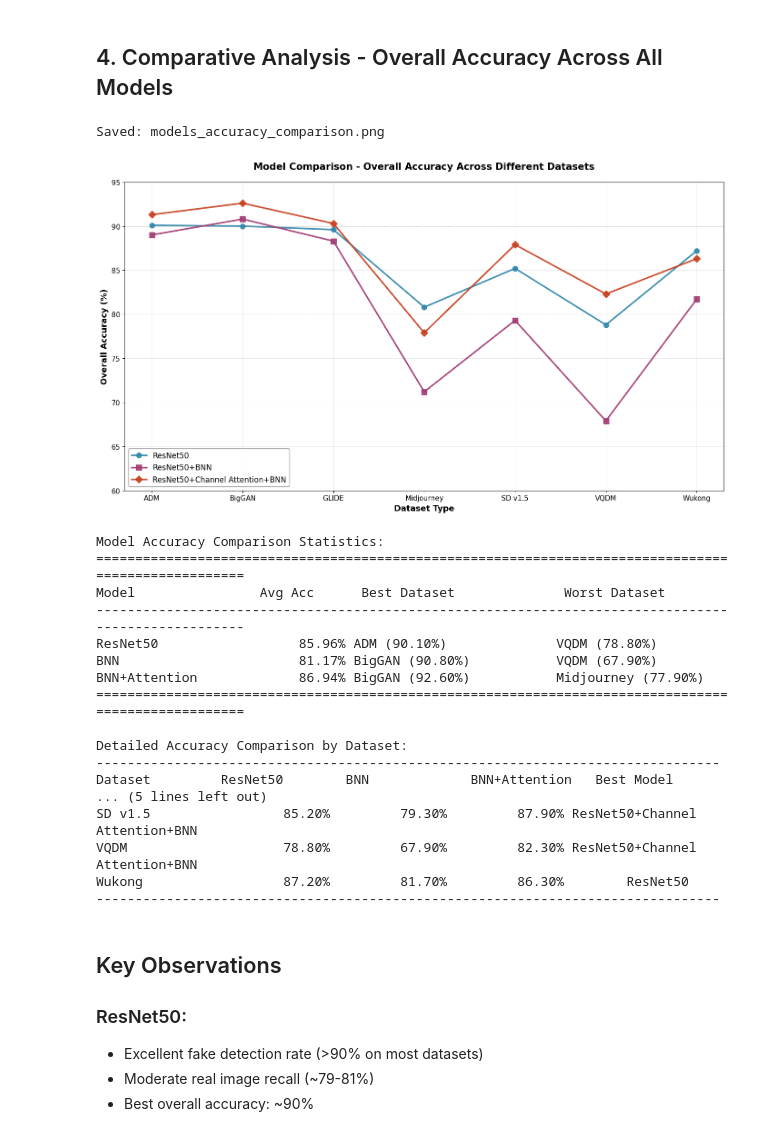
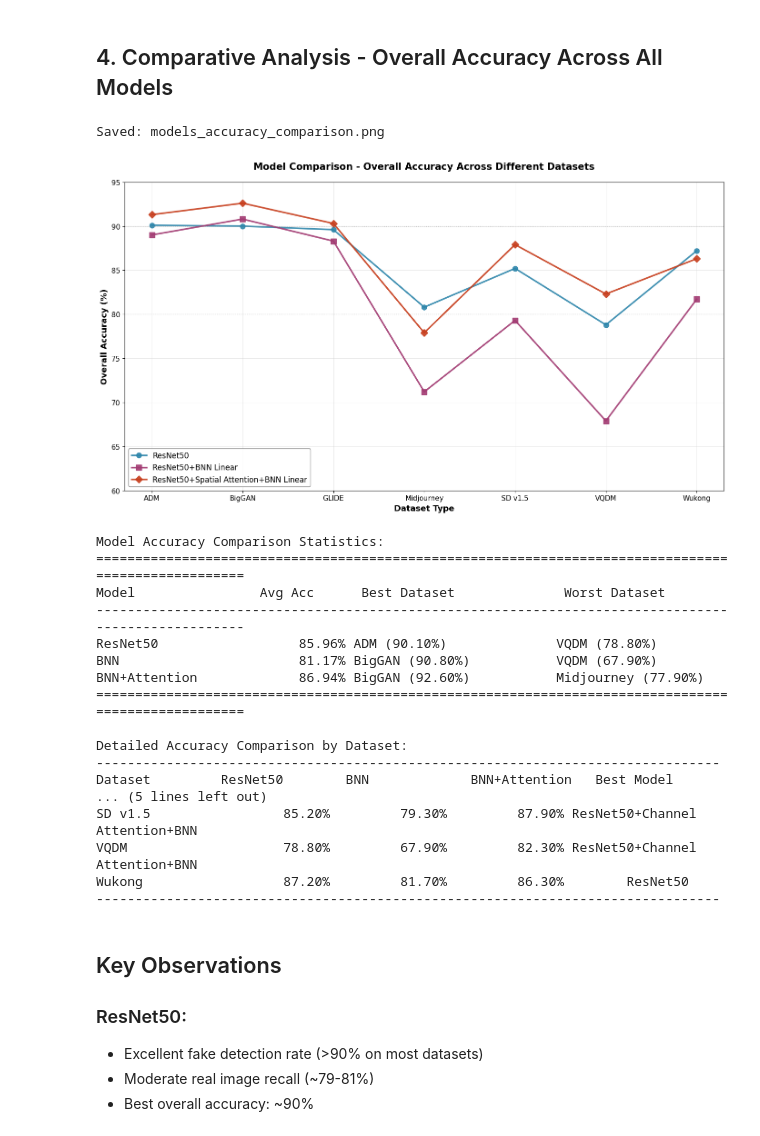
Before and after one commit to CVLabWorks/CVIMGDetection, a Jupyter notebook: ResNetSolution/plot_individual_models.ipynb, the cells around one changed output. Cells and saved outputs as stored; diff of their text form; code cells hidden in the pictures.

```diff
--- a/ResNetSolution/plot_individual_models.ipynb
+++ b/ResNetSolution/plot_individual_models.ipynb
@@ -258,9 +258,9 @@ x_pos = np.arange(len(resnet_datasets))
 line1 = ax.plot(x_pos, resnet_acc, marker='o', linewidth=2.5, markersize=8,
                 color='#2E86AB', label='ResNet50', alpha=0.9, linestyle='-')
 line2 = ax.plot(x_pos, bnn_acc, marker='s', linewidth=2.5, markersize=8,
-                color='#A23B72', label='ResNet50+BNN', alpha=0.9, linestyle='-')
+                color='#A23B72', label='ResNet50+BNN Linear', alpha=0.9, linestyle='-')
 line3 = ax.plot(x_pos, bnn_att_acc, marker='D', linewidth=2.5, markersize=8,
-                color='#C73E1D', label='ResNet50+Channel Attention+BNN', alpha=0.9, linestyle='-')
+                color='#C73E1D', label='ResNet50+Spatial Attention+BNN Linear', alpha=0.9, linestyle='-')
 
 # Customize plot
 ax.set_xlabel('Dataset Type', fontsize=13, fontweight='bold')
@@ -295,34 +295,34 @@ ax.axhline(y=90, color='gray', linestyle=':', linewidth=1, alpha=0.5)
 
 # Save and show
 plt.tight_layout()
 plt.savefig('models_accuracy_comparison.png', dpi=300, bbox_inches='tight')
 print("Saved: models_accuracy_comparison.png")
 plt.show()
 
 # Print comparison statistics
 print("\nModel Accuracy Comparison Statistics:")
 print("=" * 100)
 print(f"{'Model':<20} {'Avg Acc':<12} {'Best Dataset':<25} {'Worst Dataset':<25}")
 print("-" * 100)
 print(f"{'ResNet50':<20} {np.mean(resnet_acc):>10.2f}% {resnet_datasets[np.argmax(resnet_acc)] + f' ({max(resnet_acc):.2f}%)':<25} {resnet_datasets[np.argmin(resnet_acc)] + f' ({min(resnet_acc):.2f}%)':<25}")
 print(f"{'BNN':<20} {np.mean(bnn_acc):>10.2f}% {bnn_datasets[np.argmax(bnn_acc)] + f' ({max(bnn_acc):.2f}%)':<25} {bnn_datasets[np.argmin(bnn_acc)] + f' ({min(bnn_acc):.2f}%)':<25}")
 print(f"{'BNN+Attention':<20} {np.mean(bnn_att_acc):>10.2f}% {bnn_att_datasets[np.argmax(bnn_att_acc)] + f' ({max(bnn_att_acc):.2f}%)':<25} {bnn_att_datasets[np.argmin(bnn_att_acc)] + f' ({min(bnn_att_acc):.2f}%)':<25}")
 print("=" * 100)
 
 # Print detailed comparison table
 print("\nDetailed Accuracy Comparison by Dataset:")
 print("-" * 80)
 print(f"{'Dataset':<15} {'ResNet50':<15} {'BNN':<15} {'BNN+Attention':<15} {'Best Model'}")
 print("-" * 80)
 for i, name in enumerate(resnet_datasets):
     accs = [resnet_acc[i], bnn_acc[i], bnn_att_acc[i]]
     models = ['ResNet50', 'ResNet50+BNN', 'ResNet50+Channel Attention+BNN']
     best_model = models[np.argmax(accs)]
     print(f"{name:<15} {resnet_acc[i]:>13.2f}% {bnn_acc[i]:>13.2f}% {bnn_att_acc[i]:>13.2f}% {best_model:>15}")
 print("-" * 80)
 # %% [output]
 Saved: models_accuracy_comparison.png
-[figure, old version]
+[figure, new version]
 Model Accuracy Comparison Statistics:
 ====================================================================================================
 Model                Avg Acc      Best Dataset              Worst Dataset
```
Also changed, not shown: parts of 5 cells of this notebook, 11 other files.
